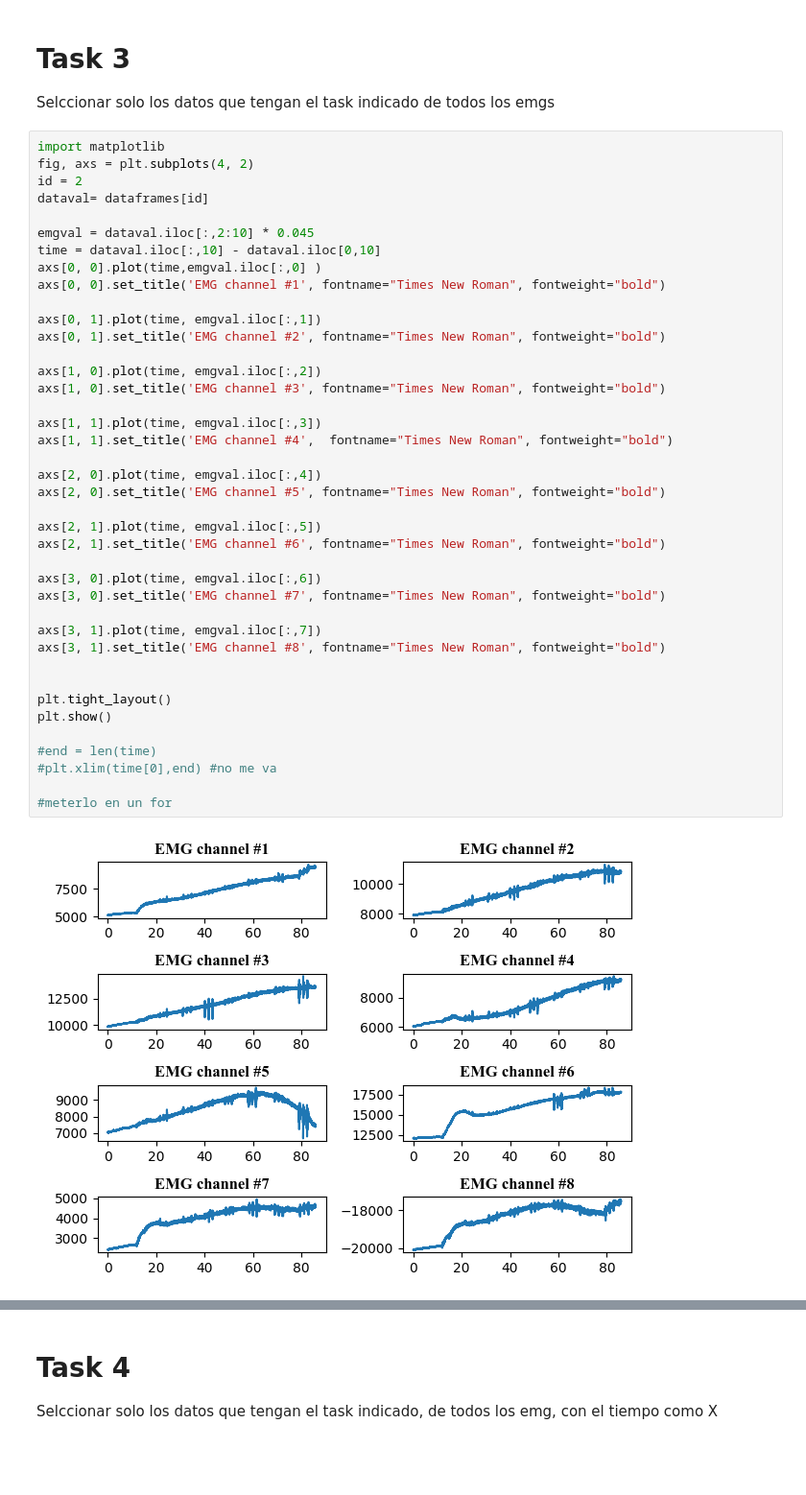
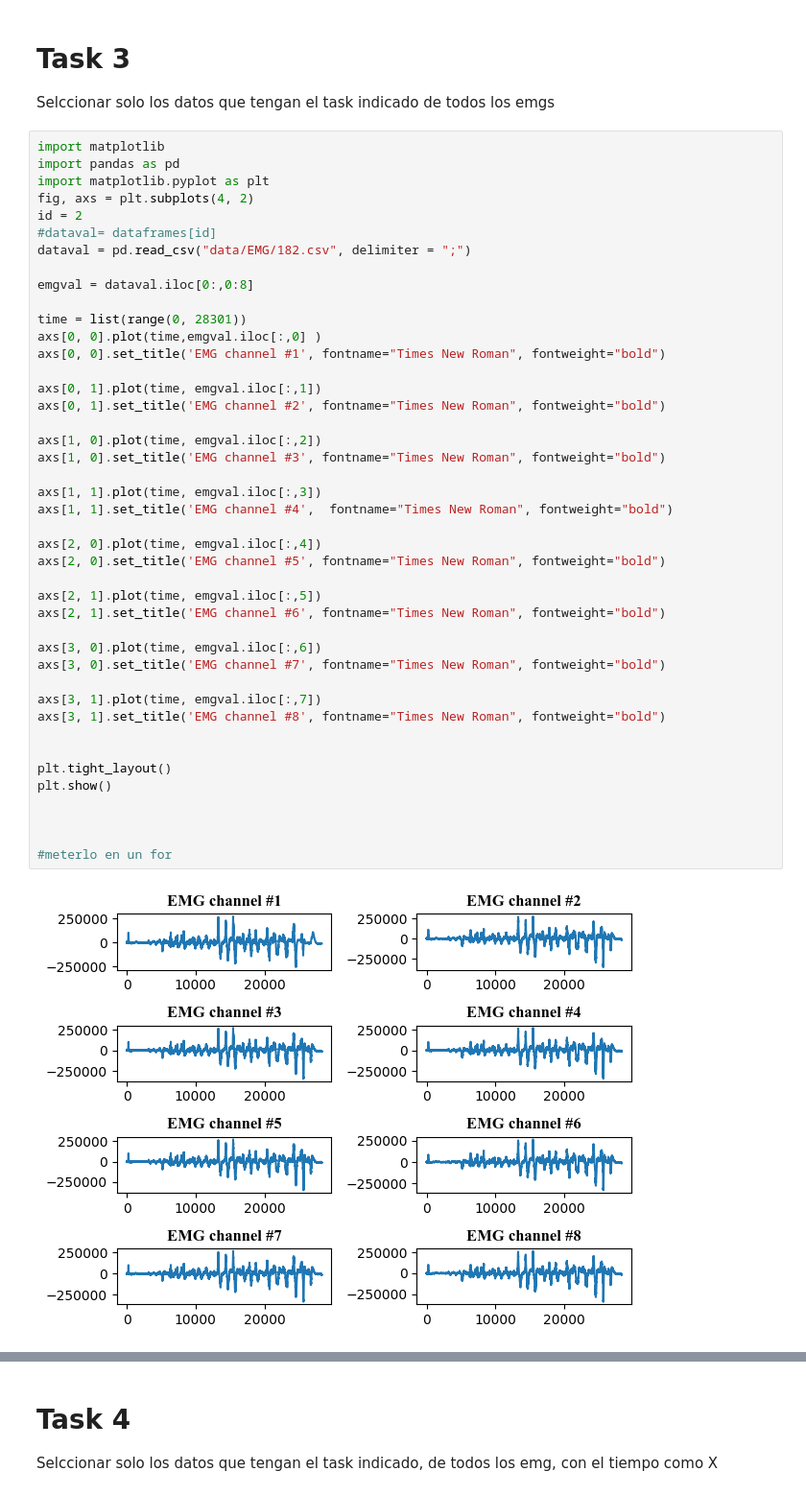
Before and after one commit to sofiahernandezp/code, a Jupyter notebook: mindrove_test/plot_emg.ipynb, the cells around one changed output, grey strips where cells are left out. Shown at 96% size. Cells and saved outputs as stored; diff of their text form; blank space fills up the shorter version.

```diff
--- a/mindrove_test/plot_emg.ipynb
+++ b/mindrove_test/plot_emg.ipynb
@@ -145,46 +145,49 @@ Text(0.5, 1.0, 'EMG val of certain task')
 Selccionar solo los datos que tengan el task indicado de todos los emgs
 # %%
 import matplotlib
+import pandas as pd
+import matplotlib.pyplot as plt
 fig, axs = plt.subplots(4, 2)
 id = 2
-dataval= dataframes[id]
+#dataval= dataframes[id]
+dataval = pd.read_csv("data/EMG/182.csv", delimiter = ";")
 
-emgval = dataval.iloc[:,2:10] * 0.045
-time = dataval.iloc[:,10] - dataval.iloc[0,10]
+emgval = dataval.iloc[0:,0:8]
+
+time = list(range(0, 28301))
 axs[0, 0].plot(time,emgval.iloc[:,0] )
 axs[0, 0].set_title('EMG channel #1', fontname="Times New Roman", fontweight="bold")
 
 axs[0, 1].plot(time, emgval.iloc[:,1])
 axs[0, 1].set_title('EMG channel #2', fontname="Times New Roman", fontweight="bold")
 
 axs[1, 0].plot(time, emgval.iloc[:,2])
 axs[1, 0].set_title('EMG channel #3', fontname="Times New Roman", fontweight="bold")
 
 axs[1, 1].plot(time, emgval.iloc[:,3])
 axs[1, 1].set_title('EMG channel #4',  fontname="Times New Roman", fontweight="bold")
 
 axs[2, 0].plot(time, emgval.iloc[:,4])
 axs[2, 0].set_title('EMG channel #5', fontname="Times New Roman", fontweight="bold")
 
 axs[2, 1].plot(time, emgval.iloc[:,5])
 axs[2, 1].set_title('EMG channel #6', fontname="Times New Roman", fontweight="bold")
 
 axs[3, 0].plot(time, emgval.iloc[:,6])
 axs[3, 0].set_title('EMG channel #7', fontname="Times New Roman", fontweight="bold")
 
 axs[3, 1].plot(time, emgval.iloc[:,7])
 axs[3, 1].set_title('EMG channel #8', fontname="Times New Roman", fontweight="bold")
 
 
 plt.tight_layout()
 plt.show()
 
-#end = len(time)
-#plt.xlim(time[0],end) #no me va
+
 
 #meterlo en un for
 # %% [output]
-[figure, old version]
+[figure, new version]
 # %%
 #todos los channels de un id por colores
 import matplotlib.pyplot as plt
```
Also changed, not shown: parts of 24 cells of this notebook, 29 other files.
